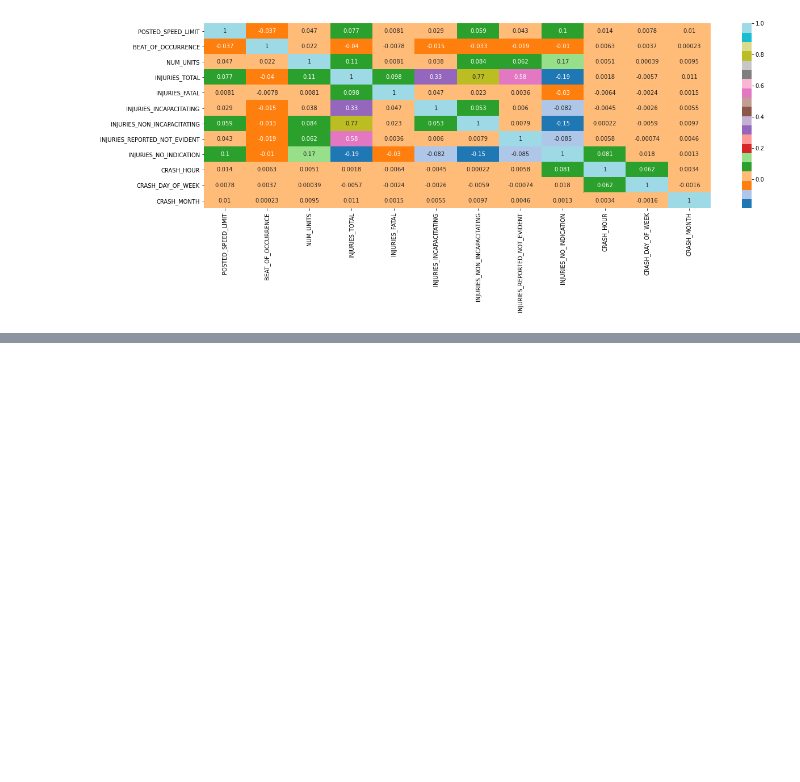
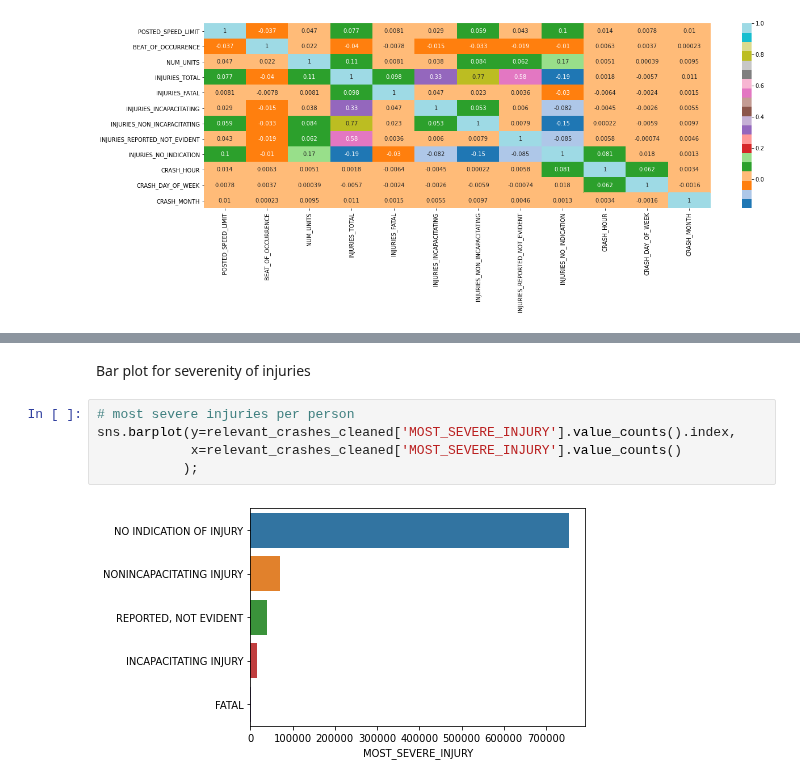
Before and after one commit to Cynthia-Njambi/City-of-Chicago-Traffic-Crashes-Project, a Jupyter notebook: groups/pamela.ipynb, the cells around one changed output, grey strips where cells are left out. Saved outputs shown, nothing was run; the diff lists cells and outputs as text; blank space fills up the shorter version.

```diff
--- a/groups/pamela.ipynb
+++ b/groups/pamela.ipynb
@@ -282,0 +309,9 @@ sns.heatmap(relevant_crashes_cleaned.corr(), cmap="tab20", annot=True)
+# %% [markdown]
+Bar plot for severenity of injuries
+# %%
+# most severe injuries per person
+sns.barplot(y=relevant_crashes_cleaned['MOST_SEVERE_INJURY'].value_counts().index,
+            x=relevant_crashes_cleaned['MOST_SEVERE_INJURY'].value_counts()
+           );
+# %% [output]
+[figure, added]
```
Also changed, not shown: parts of 15 cells of this notebook.
